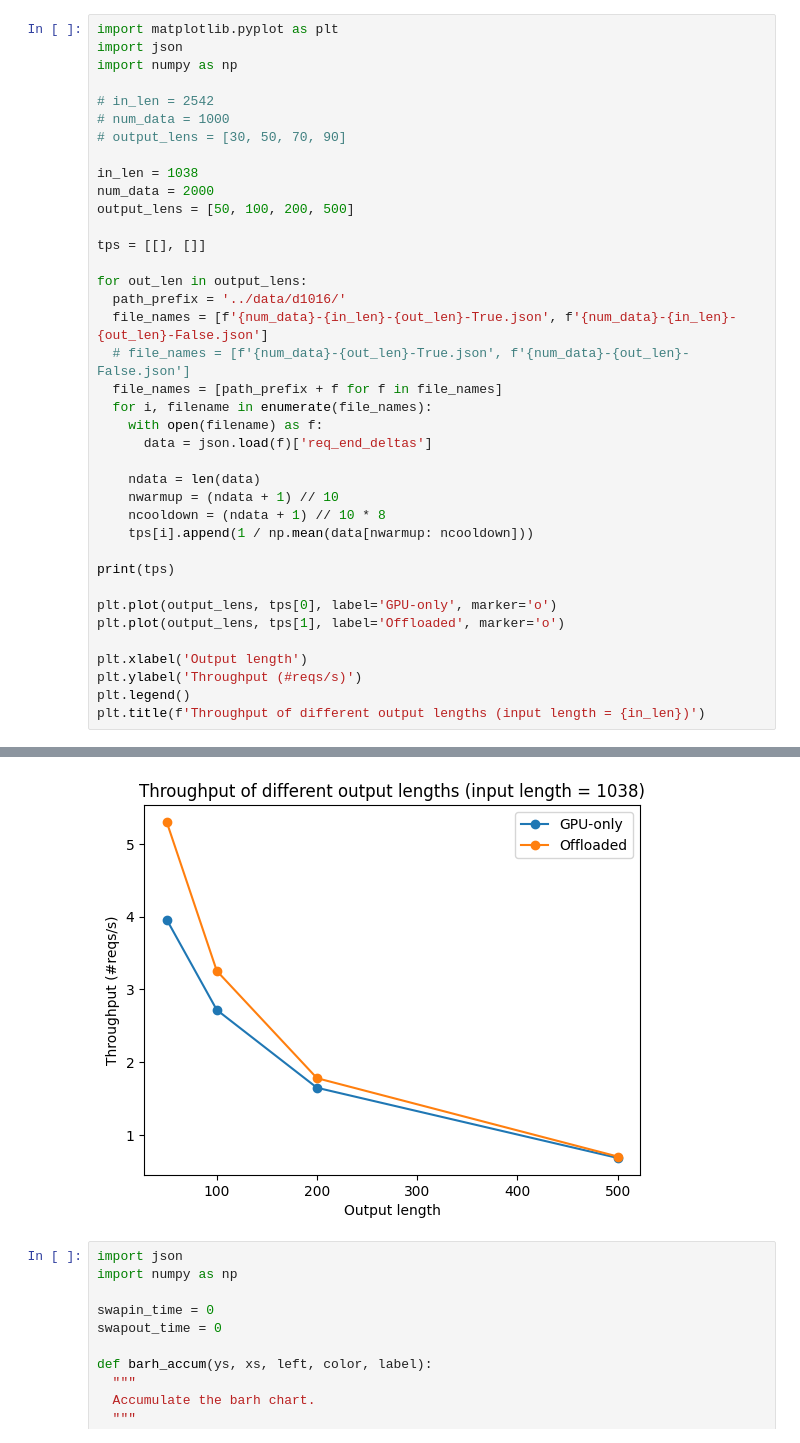
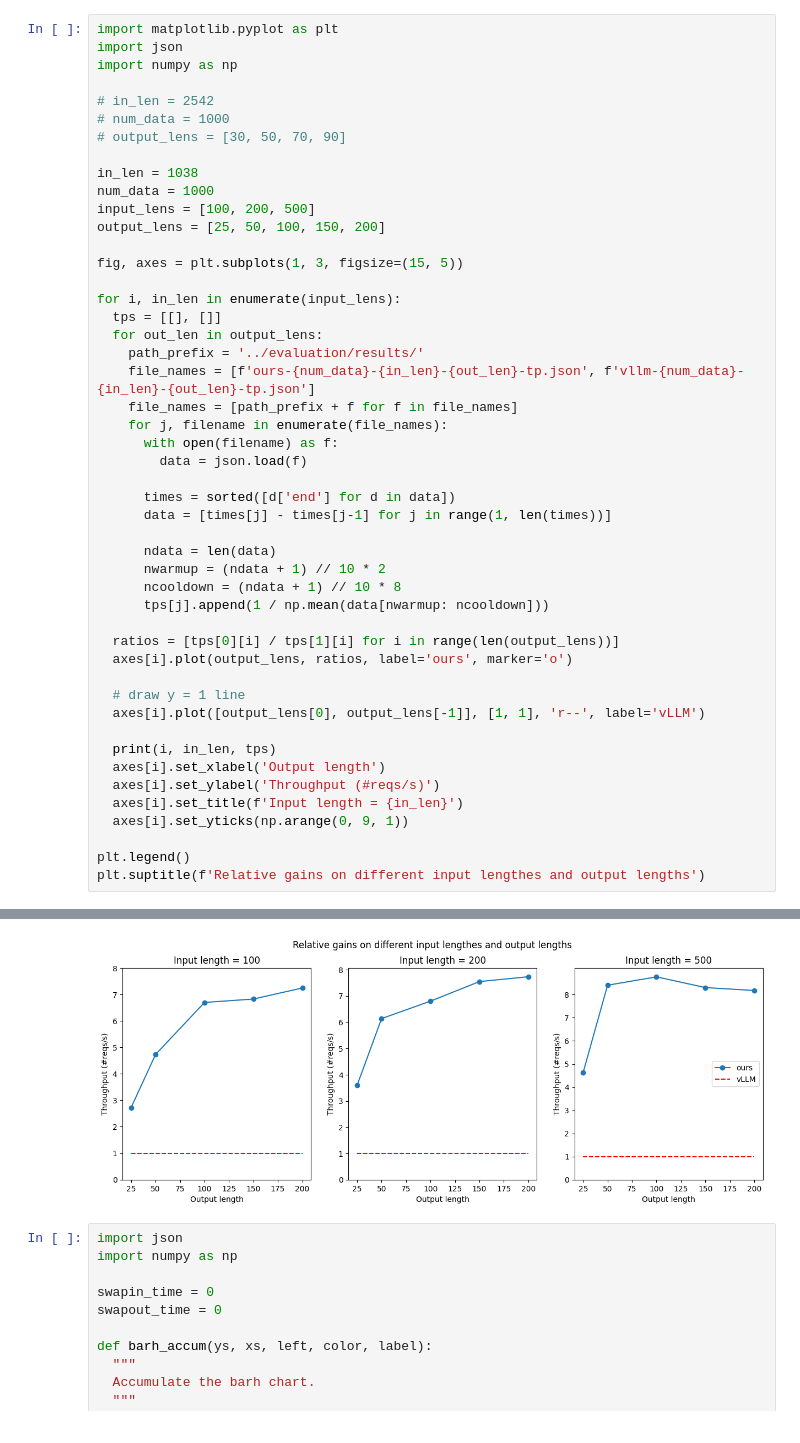
Before and after one commit to SwiftSeal03/swiftLLM, a Jupyter notebook: profile/e2e-illst.ipynb, the cells around one changed output, grey strips where cells are left out. Cells and saved outputs as stored; diff of their text form.

```diff
--- a/profile/e2e-illst.ipynb
+++ b/profile/e2e-illst.ipynb
@@ -8,32 +8,42 @@ import numpy as np
 # output_lens = [30, 50, 70, 90]
 
 in_len = 1038
-num_data = 2000
-output_lens = [50, 100, 200, 500]
+num_data = 1000
+input_lens = [100, 200, 500]
+output_lens = [25, 50, 100, 150, 200]
 
-tps = [[], []]
+fig, axes = plt.subplots(1, 3, figsize=(15, 5))
 
-for out_len in output_lens:
-  path_prefix = '../data/d1016/'
-  file_names = [f'{num_data}-{in_len}-{out_len}-True.json', f'{num_data}-{in_len}-{out_len}-False.json']
-  # file_names = [f'{num_data}-{out_len}-True.json', f'{num_data}-{out_len}-False.json']
-  file_names = [path_prefix + f for f in file_names]
-  for i, filename in enumerate(file_names):
-    with open(filename) as f:
-      data = json.load(f)['req_end_deltas']
+for i, in_len in enumerate(input_lens):
+  tps = [[], []]
+  for out_len in output_lens:
+    path_prefix = '../evaluation/results/'
+    file_names = [f'ours-{num_data}-{in_len}-{out_len}-tp.json', f'vllm-{num_data}-{in_len}-{out_len}-tp.json']
+    file_names = [path_prefix + f for f in file_names]
+    for j, filename in enumerate(file_names):
+      with open(filename) as f:
+        data = json.load(f)
 
-    ndata = len(data)
-    nwarmup = (ndata + 1) // 10
-    ncooldown = (ndata + 1) // 10 * 8
-    tps[i].append(1 / np.mean(data[nwarmup: ncooldown]))
+      times = sorted([d['end'] for d in data])
+      data = [times[j] - times[j-1] for j in range(1, len(times))]
 
-print(tps)
+      ndata = len(data)
+      nwarmup = (ndata + 1) // 10 * 2
+      ncooldown = (ndata + 1) // 10 * 8
+      tps[j].append(1 / np.mean(data[nwarmup: ncooldown]))
 
-plt.plot(output_lens, tps[0], label='GPU-only', marker='o')
-plt.plot(output_lens, tps[1], label='Offloaded', marker='o')
+  ratios = [tps[0][i] / tps[1][i] for i in range(len(output_lens))]
+  axes[i].plot(output_lens, ratios, label='ours', marker='o')
 
-plt.xlabel('Output length')
-plt.ylabel('Throughput (#reqs/s)')
+  # draw y = 1 line
+  axes[i].plot([output_lens[0], output_lens[-1]], [1, 1], 'r--', label='vLLM')
+
+  print(i, in_len, tps)
+  axes[i].set_xlabel('Output length')
+  axes[i].set_ylabel('Throughput (#reqs/s)')
+  axes[i].set_title(f'Input length = {in_len}')
+  axes[i].set_yticks(np.arange(0, 9, 1))
+
 plt.legend()
-plt.title(f'Throughput of different output lengths (input length = {in_len})')
+plt.suptitle(f'Relative gains on different input lengthes and output lengths')
 # %% [output]
@@ -42,4 +54,4 @@ Text(0.5, 1.0, 'Throughput of different output lengths (input length = 1038)')
-[figure, old version]
+[figure, new version]
 # %%
 import json
 import numpy as np
```
Also changed, not shown: parts of 2 cells of this notebook.
